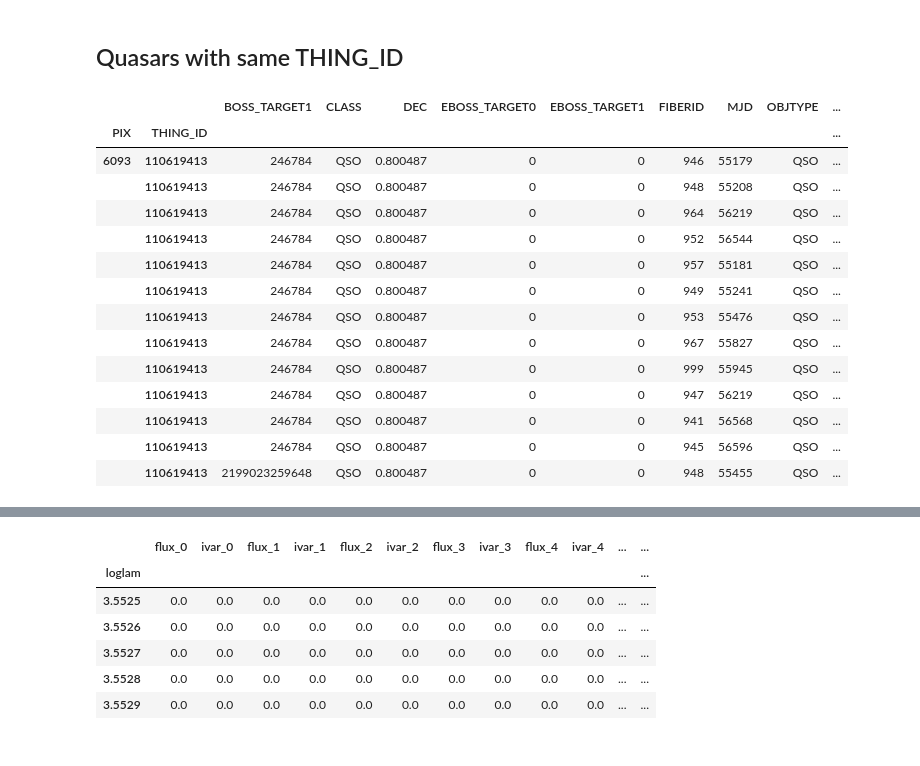
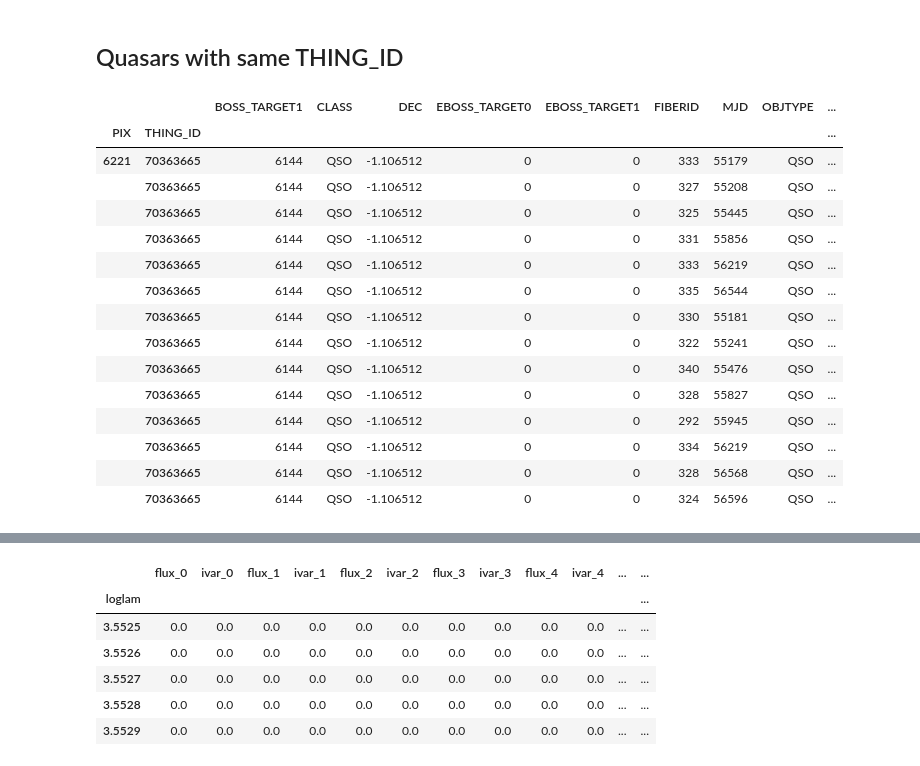
Before and after one commit to slosar/ForetFusion, a Jupyter notebook: sdss_catalog.ipynb, the cells around one changed output, grey strips where cells are left out. Cells and saved outputs as stored; diff of their text form; code cells hidden in the pictures.

```diff
--- a/sdss_catalog.ipynb
+++ b/sdss_catalog.ipynb
@@ -39,5 +37,5 @@ NameError: name 'd' is not defined
 # %%
 %%time
 #df.to_csv('subset_spAll-v5_10_0.csv', index=False)
-df = pd.read_csv('subset_spAll-v5_10_0.csv')
+df = pd.read_csv('data/subset_spAll-v5_10_0.csv')
 # %% [output]
@@ -207,24 +205,25 @@ def get_file(plate, name_of_file):
 # %% [markdown]
 ## Quasars with same THING_ID
 # %%
-thing_id = 110619413 #341840093
+thing_id = 70363665 #110619413 #341840093
 all_qso.query('THING_ID == %s'%(thing_id))
 # %% [output]
 |  |  | BOSS_TARGET1 | CLASS | DEC | EBOSS_TARGET0 | EBOSS_TARGET1 | FIBERID | MJD | OBJTYPE | ... |
 | PIX | THING_ID |  |  |  |  |  |  |  |  | ... |
-| 6093 | 110619413 | 246784 | QSO | 0.800487 | 0 | 0 | 946 | 55179 | QSO | ... |
-|  | 110619413 | 246784 | QSO | 0.800487 | 0 | 0 | 948 | 55208 | QSO | ... |
-|  | 110619413 | 246784 | QSO | 0.800487 | 0 | 0 | 964 | 56219 | QSO | ... |
-|  | 110619413 | 246784 | QSO | 0.800487 | 0 | 0 | 952 | 56544 | QSO | ... |
-|  | 110619413 | 246784 | QSO | 0.800487 | 0 | 0 | 957 | 55181 | QSO | ... |
-|  | 110619413 | 246784 | QSO | 0.800487 | 0 | 0 | 949 | 55241 | QSO | ... |
-|  | 110619413 | 246784 | QSO | 0.800487 | 0 | 0 | 953 | 55476 | QSO | ... |
-|  | 110619413 | 246784 | QSO | 0.800487 | 0 | 0 | 967 | 55827 | QSO | ... |
-|  | 110619413 | 246784 | QSO | 0.800487 | 0 | 0 | 999 | 55945 | QSO | ... |
-|  | 110619413 | 246784 | QSO | 0.800487 | 0 | 0 | 947 | 56219 | QSO | ... |
-|  | 110619413 | 246784 | QSO | 0.800487 | 0 | 0 | 941 | 56568 | QSO | ... |
-|  | 110619413 | 246784 | QSO | 0.800487 | 0 | 0 | 945 | 56596 | QSO | ... |
-|  | 110619413 | 2199023259648 | QSO | 0.800487 | 0 | 0 | 948 | 55455 | QSO | ... |
+| 6221 | 70363665 | 6144 | QSO | -1.106512 | 0 | 0 | 333 | 55179 | QSO | ... |
+|  | 70363665 | 6144 | QSO | -1.106512 | 0 | 0 | 327 | 55208 | QSO | ... |
+|  | 70363665 | 6144 | QSO | -1.106512 | 0 | 0 | 325 | 55445 | QSO | ... |
+|  | 70363665 | 6144 | QSO | -1.106512 | 0 | 0 | 331 | 55856 | QSO | ... |
+|  | 70363665 | 6144 | QSO | -1.106512 | 0 | 0 | 333 | 56219 | QSO | ... |
+|  | 70363665 | 6144 | QSO | -1.106512 | 0 | 0 | 335 | 56544 | QSO | ... |
+|  | 70363665 | 6144 | QSO | -1.106512 | 0 | 0 | 330 | 55181 | QSO | ... |
+|  | 70363665 | 6144 | QSO | -1.106512 | 0 | 0 | 322 | 55241 | QSO | ... |
+|  | 70363665 | 6144 | QSO | -1.106512 | 0 | 0 | 340 | 55476 | QSO | ... |
+|  | 70363665 | 6144 | QSO | -1.106512 | 0 | 0 | 328 | 55827 | QSO | ... |
+|  | 70363665 | 6144 | QSO | -1.106512 | 0 | 0 | 292 | 55945 | QSO | ... |
+|  | 70363665 | 6144 | QSO | -1.106512 | 0 | 0 | 334 | 56219 | QSO | ... |
+|  | 70363665 | 6144 | QSO | -1.106512 | 0 | 0 | 328 | 56568 | QSO | ... |
+|  | 70363665 | 6144 | QSO | -1.106512 | 0 | 0 | 324 | 56596 | QSO | ... |
 # %%
 plates   = list(all_qso.query('THING_ID == %s'%(thing_id))['PLATE'].values)
 mjds     = list(all_qso.query('THING_ID == %s'%(thing_id))['MJD'].values)
```
Also changed, not shown: parts of 10 cells of this notebook, 2 other files.
